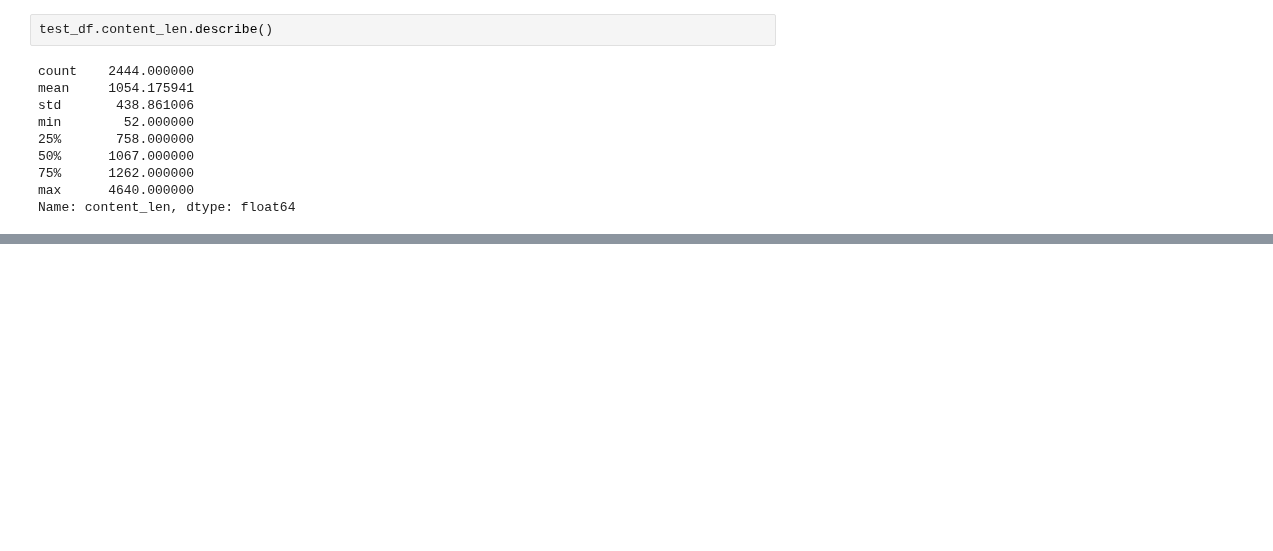
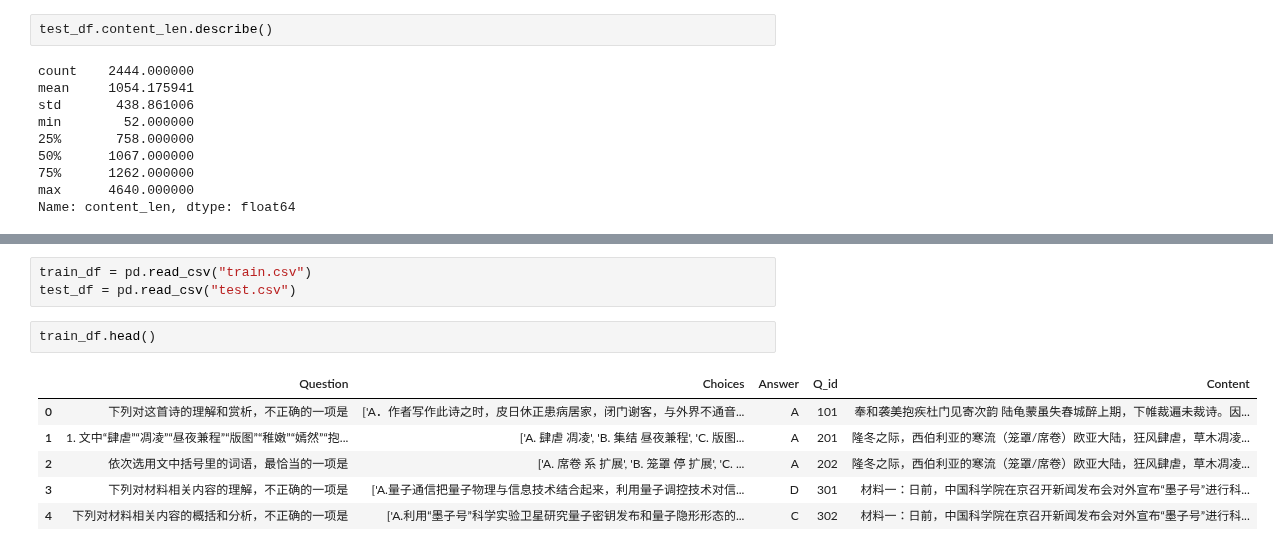
Before and after one commit to OcaenEyes/ML, a Jupyter notebook: AI训练赛/中文阅读理解/中文阅读理解.ipynb, the cells around one changed output, grey strips where cells are left out. Saved outputs shown, nothing was run; the diff lists cells and outputs as text; blank space fills up the shorter version.

```diff
--- a/AI训练赛/中文阅读理解/中文阅读理解.ipynb
+++ b/AI训练赛/中文阅读理解/中文阅读理解.ipynb
@@ -150,0 +262,12 @@ Name: content_len, dtype: float64
+# %%
+train_df = pd.read_csv("train.csv")
+test_df = pd.read_csv("test.csv")
+# %%
+train_df.head()
+# %% [output]
+|  | Question | Choices | Answer | Q_id | Content |
+| 0 | 下列对这首诗的理解和赏析，不正确的一项是 | ['A．作者写作此诗之时，皮日休正患病居家，闭门谢客，与外界不通音... | A | 101 | 奉和袭美抱疾杜门见寄次韵 陆龟蒙虽失春城醉上期，下帷裁遍未裁诗。因... |
+| 1 | 1. 文中“肆虐”“凋凌”“昼夜兼程”“版图”“稚嫩”“嫣然”“抱... | ['A. 肆虐 凋凌', 'B. 集结 昼夜兼程', 'C. 版图... | A | 201 | 隆冬之际，西伯利亚的寒流（笼罩/席卷）欧亚大陆，狂风肆虐，草木凋凌... |
+| 2 | 依次选用文中括号里的词语，最恰当的一项是 | ['A. 席卷 系 扩展', 'B. 笼罩 停 扩展', 'C. ... | A | 202 | 隆冬之际，西伯利亚的寒流（笼罩/席卷）欧亚大陆，狂风肆虐，草木凋凌... |
+| 3 | 下列对材料相关内容的理解，不正确的一项是 | ['A.量子通信把量子物理与信息技术结合起来，利用量子调控技术对信... | D | 301 | 材料一：日前，中国科学院在京召开新闻发布会对外宣布“墨子号”进行科... |
+| 4 | 下列对材料相关内容的概括和分析，不正确的一项是 | ['A.利用“墨子号”科学实验卫星研究量子密钥发布和量子隐形形态的... | C | 302 | 材料一：日前，中国科学院在京召开新闻发布会对外宣布“墨子号”进行科... |
```
Also changed, not shown: parts of 19 cells of this notebook.
